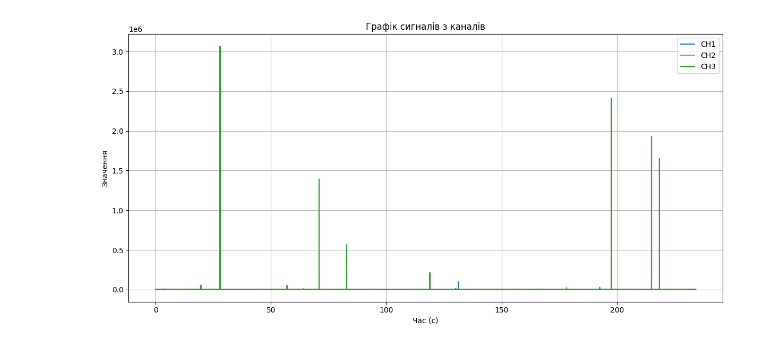
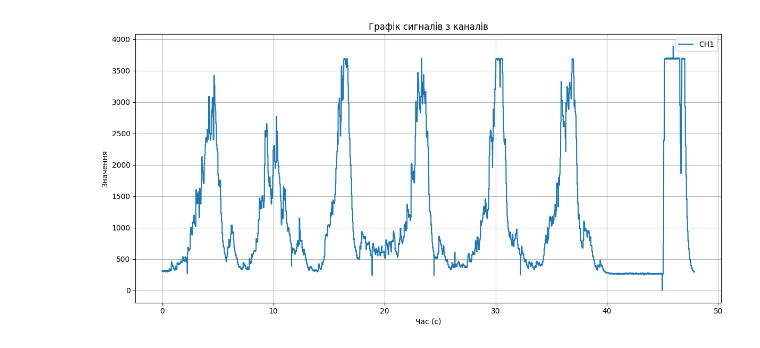
Before and after one commit to Hombosh-dev/forearm-prosthesis, a Jupyter notebook: signal_graph.ipynb, the cells around one changed output. Cells and saved outputs as stored; diff of their text form; code cells hidden in the pictures.

Commit message:
Sensor 1 (thumb) data

```diff
--- a/signal_graph.ipynb
+++ b/signal_graph.ipynb
@@ -3,7 +3,7 @@ import matplotlib.pyplot as plt
 import re
 
 # filenames = ["calm.txt", "2.txt", "3.txt", "4.txt", "5.txt"]
-filenames = ["data\COM6_2025_11_16.17.22.42.407.txt"]
+filenames = ["data\k17_11.txt"]
 file_name = filenames[0]
 # %%
 ch1, ch2, ch3, ch4 = [], [], [], []
@@ -21,19 +21,19 @@ time = [i / 100 for i in range(len(ch1))]
 # %%
 plt.figure(figsize=(12, 6))
 
 
 plt.plot(time, ch1, label="CH1")
-plt.plot(time, ch2, label="CH2")
-plt.plot(time, ch3, label="CH3")
+# plt.plot(time, ch2, label="CH2")
+# plt.plot(time, ch3, label="CH3")
 #plt.plot(time, ch4, label="CH4")
 
 
 plt.title("Графік сигналів з каналів")
 plt.xlabel("Час (с)")
 plt.ylabel("Значення")
 plt.legend()
 plt.grid(True)
 plt.tight_layout()
 plt.show()
 # %% [output]
-[figure, old version]
+[figure, new version]
```
Also changed, not shown: 2 other files.
